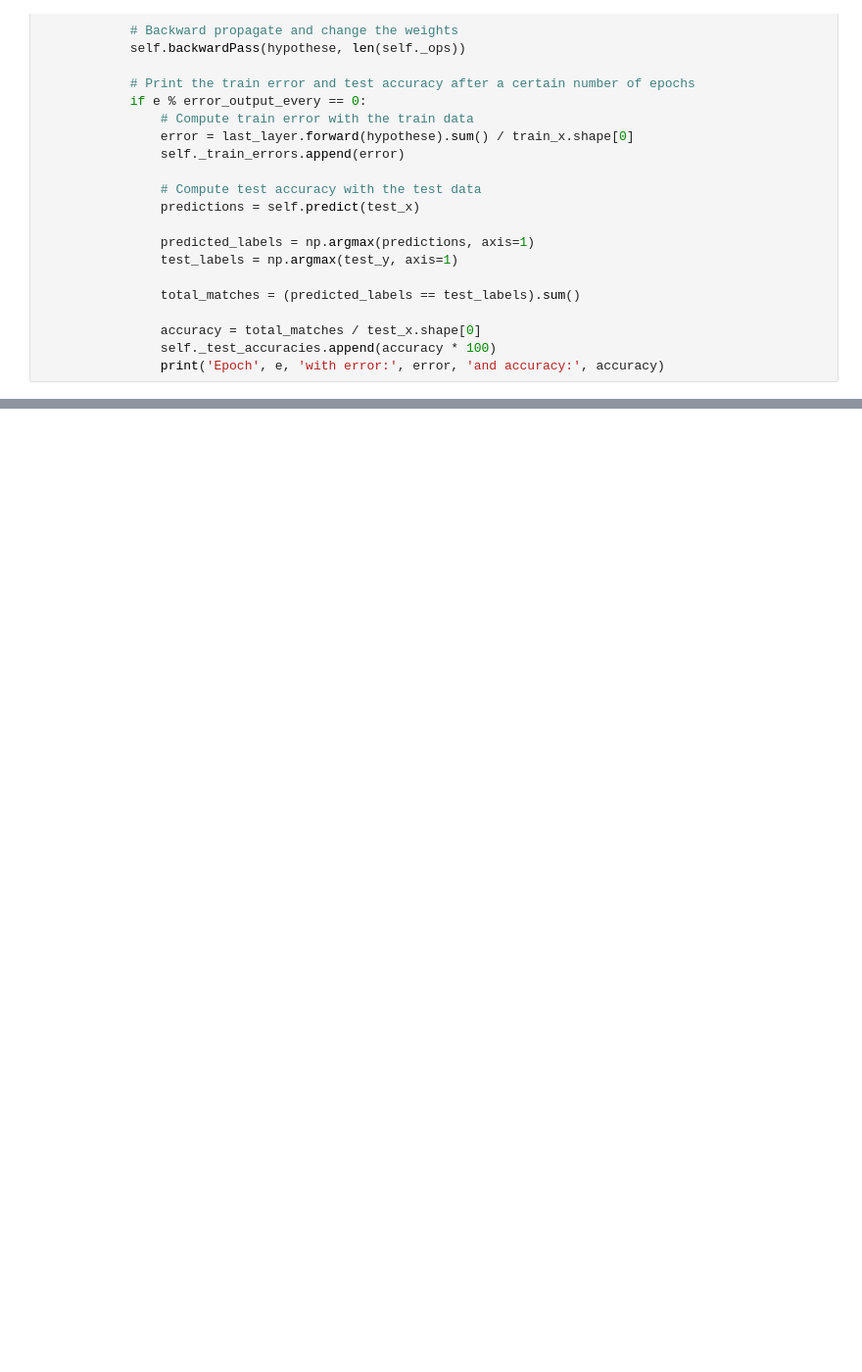
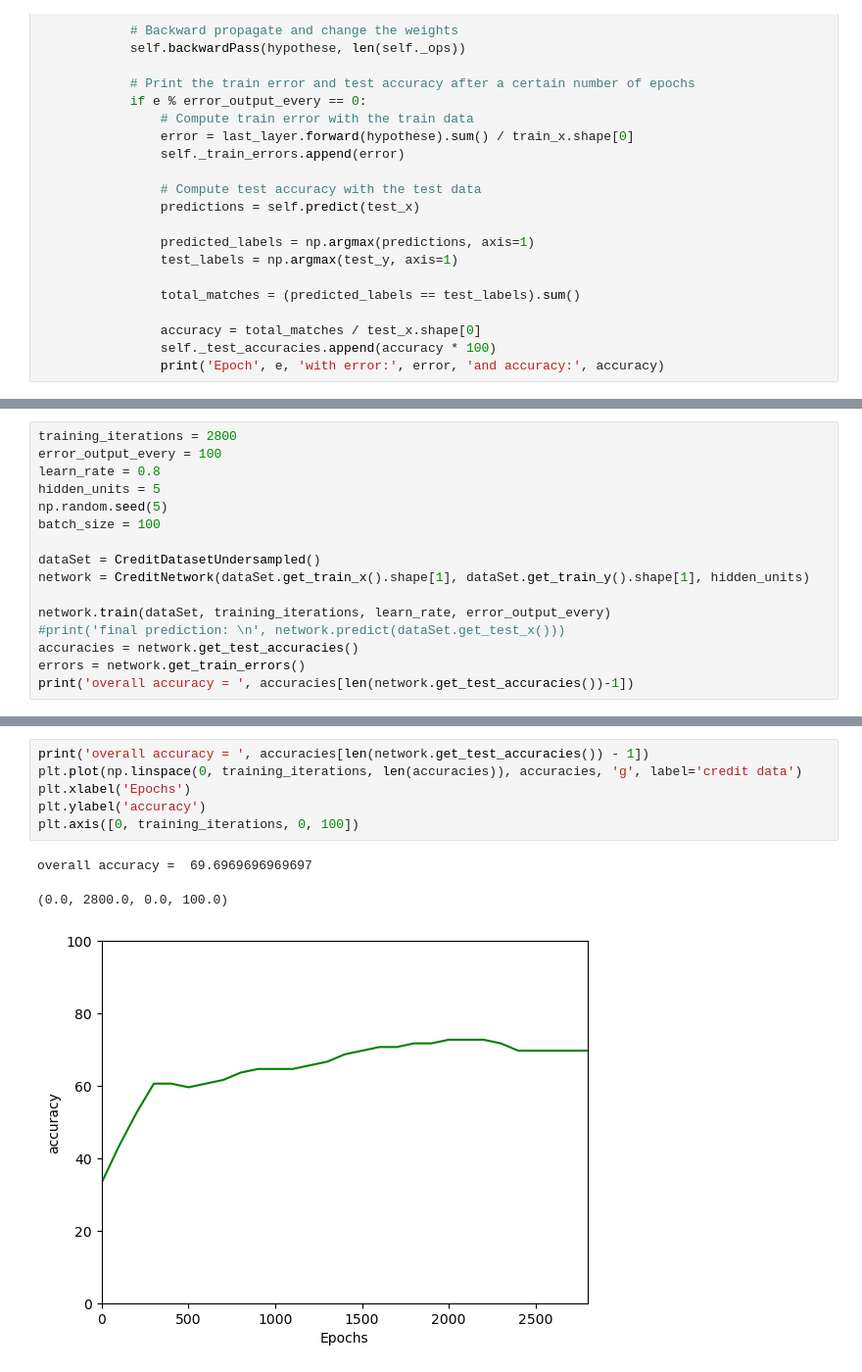
Before and after one commit to justingebert/Uni-MachineLearning, a Jupyter notebook: u11/ML_Ue11_Gebert_Justin.ipynb, the cells around one changed output, grey strips where cells are left out. Shown: that part at 98% size. Cells and saved outputs as stored; diff of their text form; blank space fills up the shorter version.

```diff
--- a/u11/ML_Ue11_Gebert_Justin.ipynb
+++ b/u11/ML_Ue11_Gebert_Justin.ipynb
@@ -470,0 +622,16 @@ plt.axis([0, training_iterations, 0, 0.5 ])
+# %%
+training_iterations = 2800
+error_output_every = 100
+learn_rate = 0.8
+hidden_units = 5
+np.random.seed(5)
+batch_size = 100
+
+dataSet = CreditDatasetUndersampled()
+network = CreditNetwork(dataSet.get_train_x().shape[1], dataSet.get_train_y().shape[1], hidden_units)
+
+network.train(dataSet, training_iterations, learn_rate, error_output_every)
+#print('final prediction: \n', network.predict(dataSet.get_test_x()))
+accuracies = network.get_test_accuracies()
+errors = network.get_train_errors()
+print('overall accuracy = ', accuracies[len(network.get_test_accuracies())-1])
@@ -470,0 +656,10 @@ plt.axis([0, training_iterations, 0, 0.5 ])
+# %%
+print('overall accuracy = ', accuracies[len(network.get_test_accuracies()) - 1])
+plt.plot(np.linspace(0, training_iterations, len(accuracies)), accuracies, 'g', label='credit data')
+plt.xlabel('Epochs')
+plt.ylabel('accuracy')
+plt.axis([0, training_iterations, 0, 100])
+# %% [output]
+overall accuracy =  69.6969696969697
+(0.0, 2800.0, 0.0, 100.0)
+[figure, added]
```
Also changed, not shown: parts of 33 cells of this notebook.
